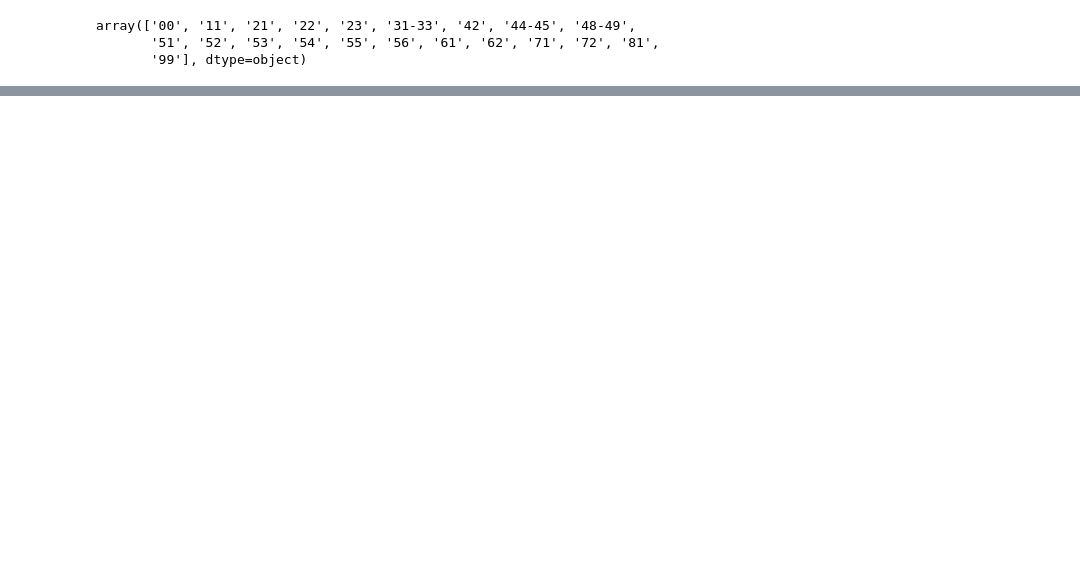
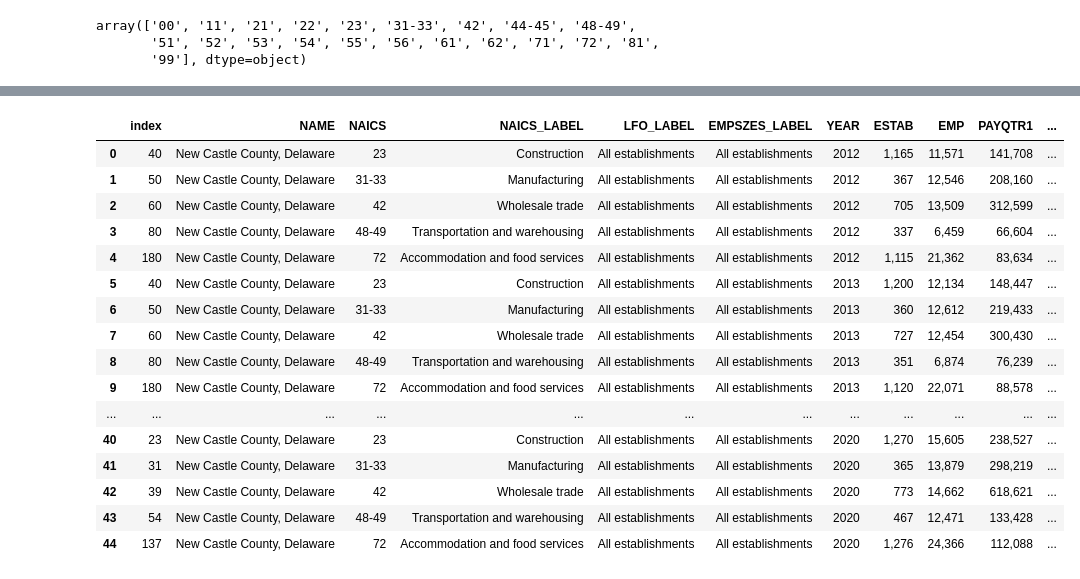
Before and after one commit to ReidelVichot/FIS_DATA, a Jupyter notebook: cleaning_data/CBP_joint.ipynb, the cells around one changed output, grey strips where cells are left out. Saved outputs shown, nothing was run; the diff lists cells and outputs as text; code cells hidden in the pictures; blank space fills up the shorter version.

```diff
--- a/cleaning_data/CBP_joint.ipynb
+++ b/cleaning_data/CBP_joint.ipynb
@@ -106,0 +103,6 @@ FIS = ["44","42","48","72","23","31-33"]
+# %%
+cbp_FIS = cbp_all.loc[cbp_all["NAICS"].isin(FIS)]
+# %%
+cbp_FIS = cbp_FIS[cbp_FIS['NAME']=='New Castle County, Delaware']
+# %%
+cbp_FIS = cbp_FIS[cbp_FIS.EMPSZES_LABEL == 'All establishments']
@@ -106,0 +123,22 @@ FIS = ["44","42","48","72","23","31-33"]
+# %%
+cbp_FIS = cbp_FIS.reset_index()
+# %%
+cbp_FIS
+# %% [output]
+|  | index | NAME | NAICS | NAICS_LABEL | LFO_LABEL | EMPSZES_LABEL | YEAR | ESTAB | EMP | PAYQTR1 | ... |
+| 0 | 40 | New Castle County, Delaware | 23 | Construction | All establishments | All establishments | 2012 | 1,165 | 11,571 | 141,708 | ... |
+| 1 | 50 | New Castle County, Delaware | 31-33 | Manufacturing | All establishments | All establishments | 2012 | 367 | 12,546 | 208,160 | ... |
+| 2 | 60 | New Castle County, Delaware | 42 | Wholesale trade | All establishments | All establishments | 2012 | 705 | 13,509 | 312,599 | ... |
+| 3 | 80 | New Castle County, Delaware | 48-49 | Transportation and warehousing | All establishments | All establishments | 2012 | 337 | 6,459 | 66,604 | ... |
+| 4 | 180 | New Castle County, Delaware | 72 | Accommodation and food services | All establishments | All establishments | 2012 | 1,115 | 21,362 | 83,634 | ... |
+| 5 | 40 | New Castle County, Delaware | 23 | Construction | All establishments | All establishments | 2013 | 1,200 | 12,134 | 148,447 | ... |
+| 6 | 50 | New Castle County, Delaware | 31-33 | Manufacturing | All establishments | All establishments | 2013 | 360 | 12,612 | 219,433 | ... |
+| 7 | 60 | New Castle County, Delaware | 42 | Wholesale trade | All establishments | All establishments | 2013 | 727 | 12,454 | 300,430 | ... |
+| 8 | 80 | New Castle County, Delaware | 48-49 | Transportation and warehousing | All establishments | All establishments | 2013 | 351 | 6,874 | 76,239 | ... |
+| 9 | 180 | New Castle County, Delaware | 72 | Accommodation and food services | All establishments | All establishments | 2013 | 1,120 | 22,071 | 88,578 | ... |
+| ... | ... | ... | ... | ... | ... | ... | ... | ... | ... | ... | ... |
+| 40 | 23 | New Castle County, Delaware | 23 | Construction | All establishments | All establishments | 2020 | 1,270 | 15,605 | 238,527 | ... |
+| 41 | 31 | New Castle County, Delaware | 31-33 | Manufacturing | All establishments | All establishments | 2020 | 365 | 13,879 | 298,219 | ... |
+| 42 | 39 | New Castle County, Delaware | 42 | Wholesale trade | All establishments | All establishments | 2020 | 773 | 14,662 | 618,621 | ... |
+| 43 | 54 | New Castle County, Delaware | 48-49 | Transportation and warehousing | All establishments | All establishments | 2020 | 467 | 12,471 | 133,428 | ... |
+| 44 | 137 | New Castle County, Delaware | 72 | Accommodation and food services | All establishments | All establishments | 2020 | 1,276 | 24,366 | 112,088 | ... |
```
Also changed, not shown: parts of 6 cells of this notebook.
